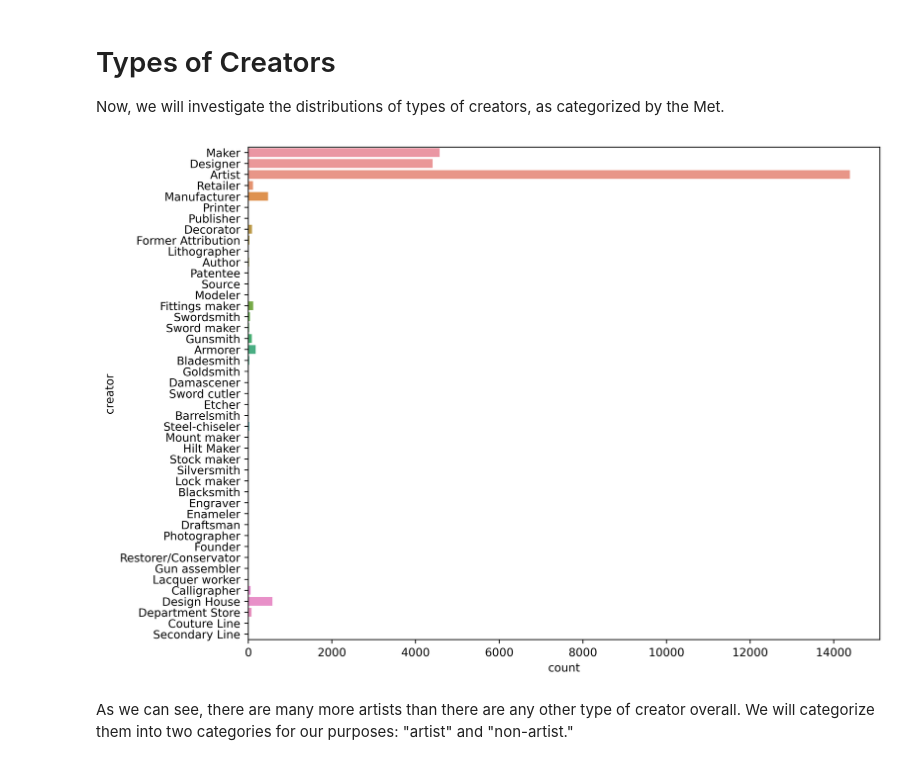
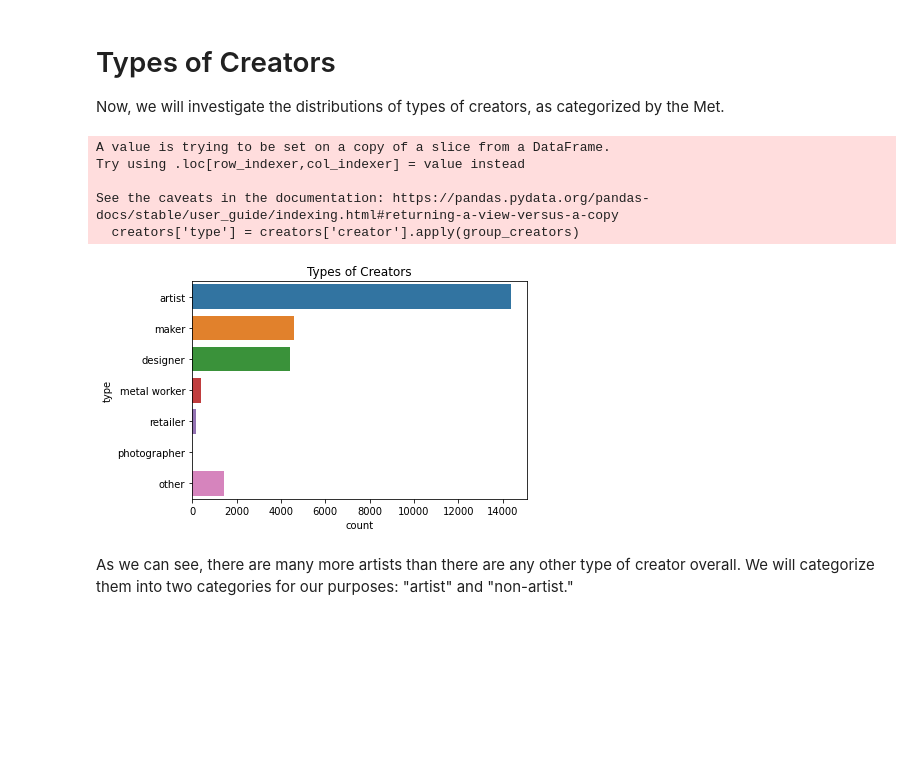
Before and after one commit to meganenglert/CISC367-final, a Jupyter notebook: final-met-diversity.ipynb, the cells around one changed output. Saved outputs shown, nothing was run; the diff lists cells and outputs as text; code cells hidden in the pictures; blank space fills up the shorter version.

```diff
--- a/final-met-diversity.ipynb
+++ b/final-met-diversity.ipynb
@@ -46,7 +46,7 @@ import seaborn as sns
 import matplotlib.pyplot as plt
 import scipy.stats as stats
 
-df = pd.read_csv("MetObjects.csv")
+df = pd.read_csv("data/MetObjects.csv")
 df.head()
 
 def parse_gender(gender: str) -> str:
@@ -245,7 +247,7 @@ def alpha3code(column):
 one_artist['CODE']=alpha3code(one_artist.nat)
 
 #https://github.com/lukes/ISO-3166-Countries-with-Regional-Codes/blob/master/all/all.csv
-countries = pd.read_csv("countries.csv")
+countries = pd.read_csv("data/countries.csv")
 countries["CODE"] = countries['alpha-3']
 df1 = pd.merge(countries.loc[:, ["CODE","name","region"]], one_artist)
 
@@ -271,18 +273,40 @@ plt.show()
 # Types of Creators
 
 Now, we will investigate the distributions of types of creators, as categorized by the Met.
-# %%
-def process_makers(creator: str) -> str:
-    return str(creator).split("|")[0]
-
-df1['creator'] = df["Artist Role"].apply(process_makers)
-creators = df1[df1['creator']!= "nan"]
-
-plt.figure(figsize=(10,8), dpi=500)
-sns.countplot(y = 'creator',data=creators)
-plt.show()
-# %% [output]
-[figure, removed]
+# %%
+def process_makers(creator: str) -> str:
+    return str(creator).split("|")[0]
+
+df1['creator'] = df["Artist Role"].apply(process_makers)
+creators = df1[df1['creator']!= "nan"]
+def group_creators(creator: str) -> str:
+    if creator == 'Artist':
+        return 'artist'
+    elif creator == 'Maker':
+        return 'maker'
+    elif creator == 'Designer' or creator == 'Patentee':
+        return 'designer'
+    elif creator in ['Retailer', 'Department Store']:
+        return 'retailer'
+    elif creator in ['Photographer']:
+        return 'photographer'
+    elif creator in ['Swordsmith',"Sword maker", "Gunsmith",'Armorer','Bladesmith','Goldsmith','Sword cutler','Steel-chiseler','Hilt Maker',
+                    'Silversmith', 'Lock Maker', 'Blacksmith', 'Gun Assembler']:
+        return 'metal worker'
+    else:
+        return 'other'
+creators['type'] = creators['creator'].apply(group_creators)
+
+sns.countplot(y = 'type',data=creators, order = ['artist','maker','designer','metal worker', 'retailer', 'photographer','other'])
+plt.title("Types of Creators")
+plt.show()
+# %% [output]
+A value is trying to be set on a copy of a slice from a DataFrame.
+Try using .loc[row_indexer,col_indexer] = value instead
+
+See the caveats in the documentation: https://pandas.pydata.org/pandas-docs/stable/user_guide/indexing.html#returning-a-view-versus-a-copy
+  creators['type'] = creators['creator'].apply(group_creators)
+[figure, added]
 # %% [markdown]
 As we can see, there are many more artists than there are any other type of creator overall. We will categorize them into two categories for our purposes: "artist" and "non-artist."
 # %%
```
Also changed, not shown: parts of 10 cells of this notebook, 1 other file.
